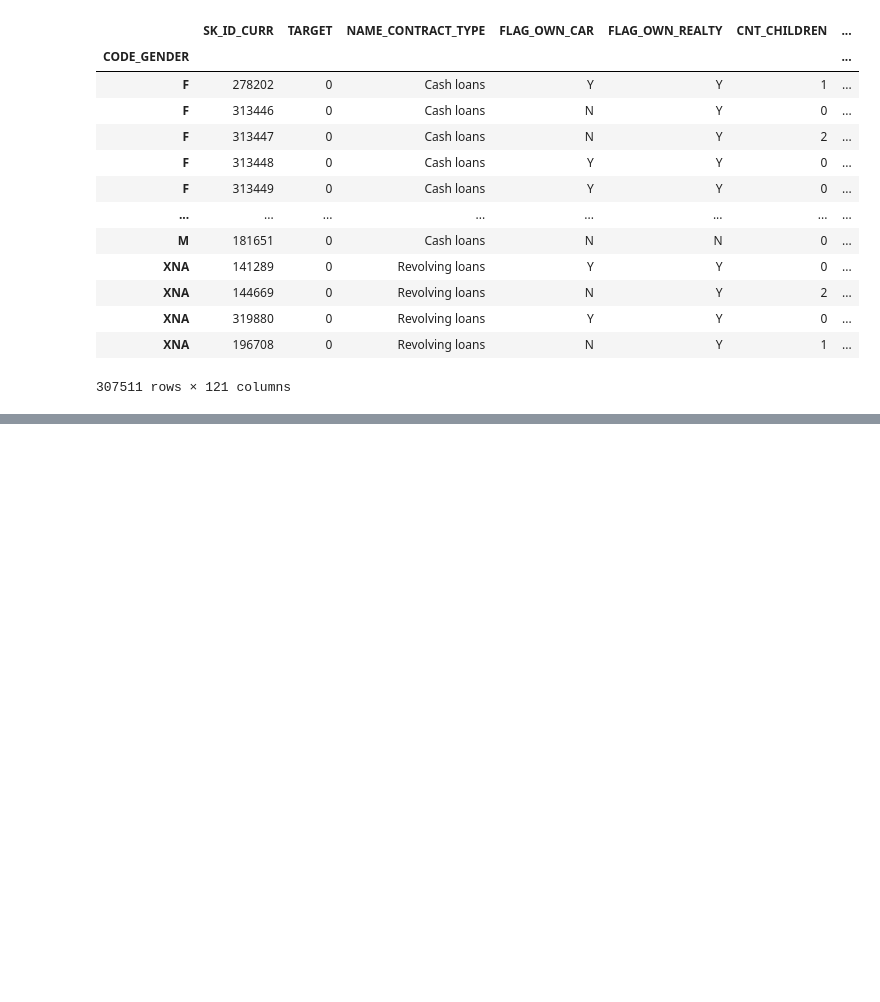
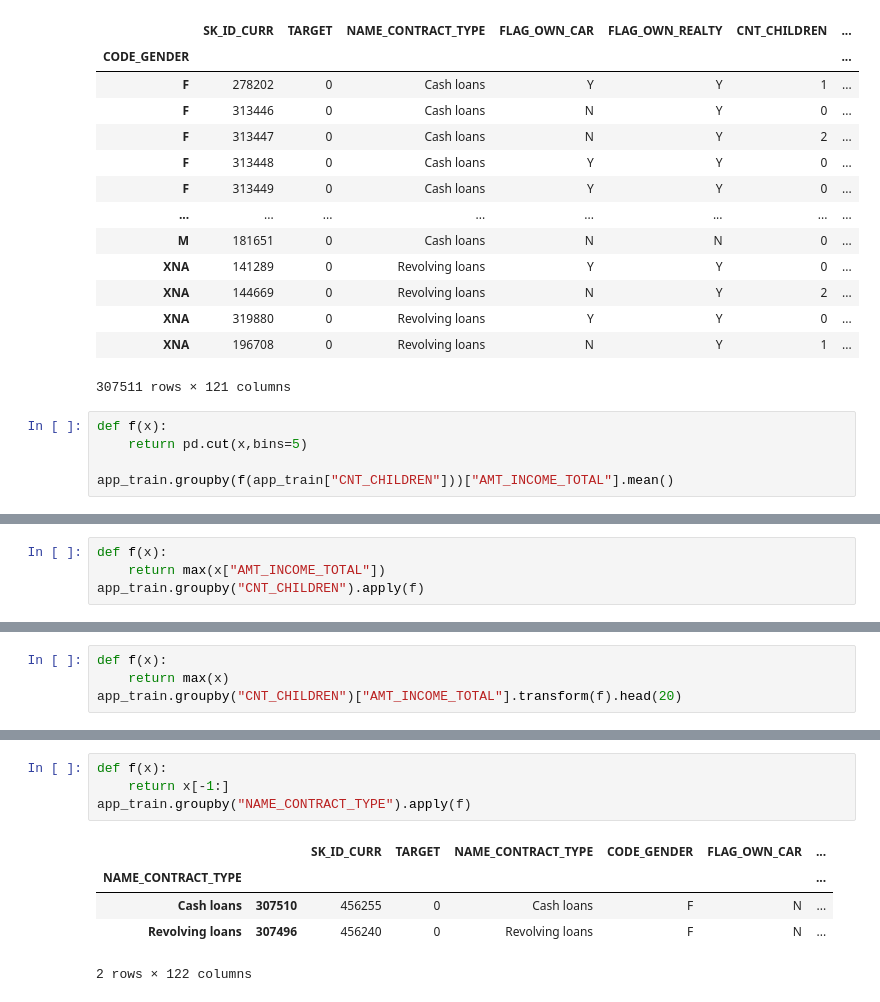
Before and after one commit to Halesu/4th-ML100Days, a Jupyter notebook: homework/Day_004_HW.ipynb, the cells around one changed output, grey strips where cells are left out. Cells and saved outputs as stored; diff of their text form; blank space fills up the shorter version.

```diff
--- a/homework/Day_004_HW.ipynb
+++ b/homework/Day_004_HW.ipynb
@@ -212,3 +212,8 @@ app_train.set_index(["CODE_GENDER"]).sort_index()
 | XNA | 319880 | 0 | Revolving loans | Y | Y | 0 | ... |
 | XNA | 196708 | 0 | Revolving loans | N | Y | 1 | ... |
 307511 rows × 121 columns
+# %%
+def f(x):
+    return pd.cut(x,bins=5)
+
+app_train.groupby(f(app_train["CNT_CHILDREN"]))["AMT_INCOME_TOTAL"].mean()
@@ -214,0 +250,4 @@ app_train.set_index(["CODE_GENDER"]).sort_index()
+# %%
+def f(x):
+    return max(x["AMT_INCOME_TOTAL"])
+app_train.groupby("CNT_CHILDREN").apply(f)
@@ -214,0 +272,4 @@ app_train.set_index(["CODE_GENDER"]).sort_index()
+# %%
+def f(x):
+    return max(x)
+app_train.groupby("CNT_CHILDREN")["AMT_INCOME_TOTAL"].transform(f).head(20)
@@ -214,0 +294,10 @@ app_train.set_index(["CODE_GENDER"]).sort_index()
+# %%
+def f(x):
+    return x[-1:]
+app_train.groupby("NAME_CONTRACT_TYPE").apply(f)
+# %% [output]
+|  |  | SK_ID_CURR | TARGET | NAME_CONTRACT_TYPE | CODE_GENDER | FLAG_OWN_CAR | ... |
+| NAME_CONTRACT_TYPE |  |  |  |  |  |  | ... |
+| Cash loans | 307510 | 456255 | 0 | Cash loans | F | N | ... |
+| Revolving loans | 307496 | 456240 | 0 | Revolving loans | F | N | ... |
+2 rows × 122 columns
```
Also changed, not shown: parts of 4 cells of this notebook.
